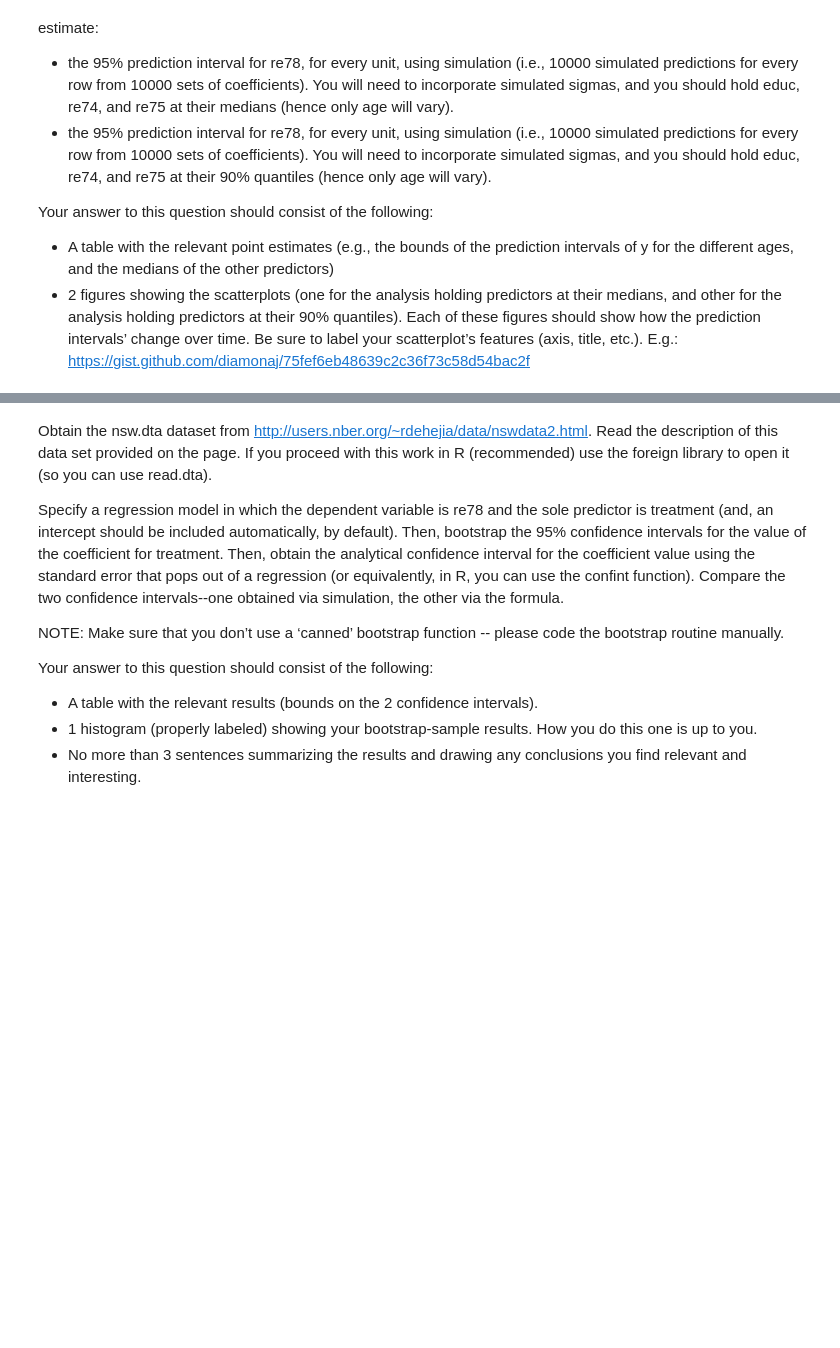
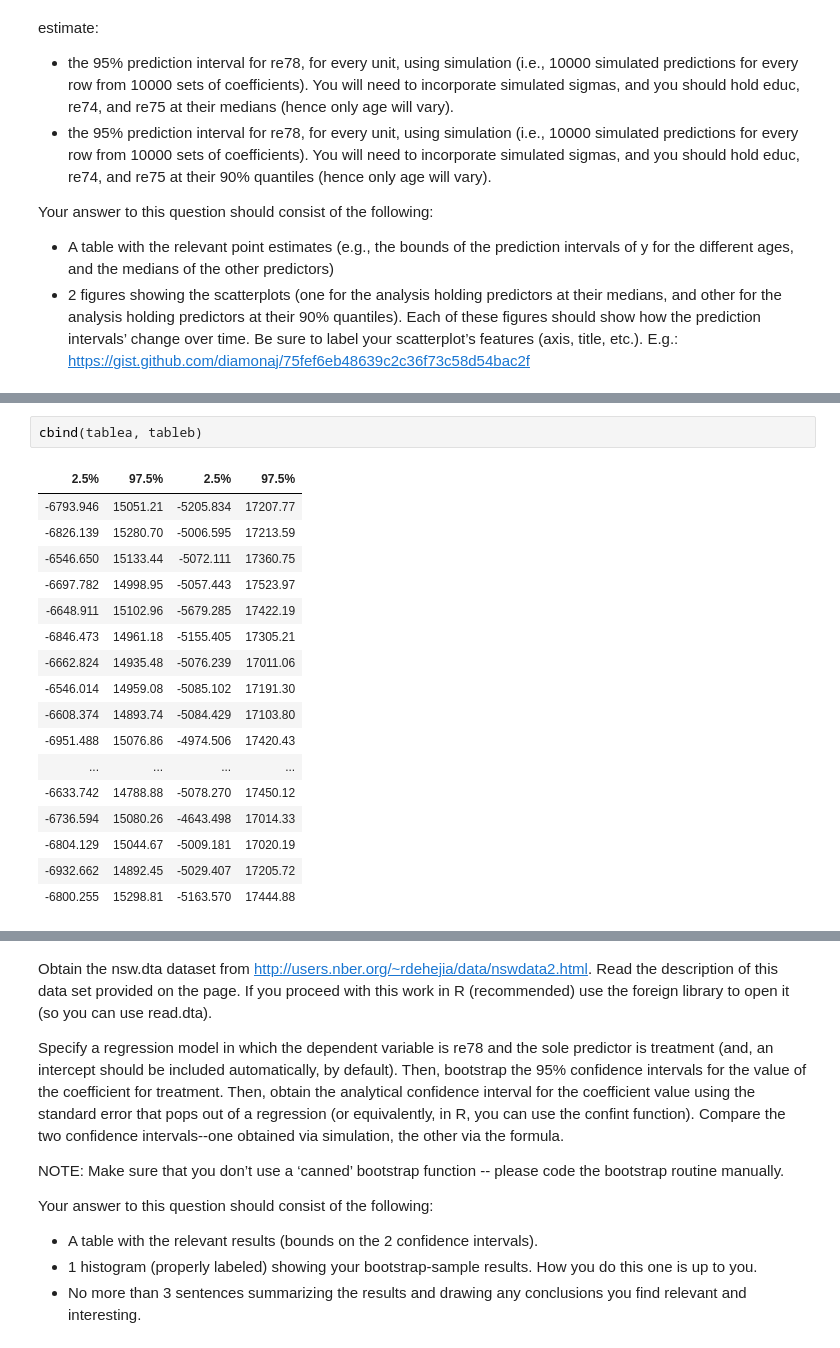
Before and after one commit to thetruejacob/CS112, a Jupyter notebook: Assignment/Assignment 2.ipynb, the cells around one changed output, grey strips where cells are left out. Drawn from its saved outputs; the diff is of its cells as text; blank space fills up the shorter version.

```diff
--- a/Assignment/Assignment 2.ipynb
+++ b/Assignment/Assignment 2.ipynb
@@ -83,0 +87,20 @@ quantile(first_set_of_simulated_ys_including_irreducible_error, c(0.025, 0.975))
+# %%
+cbind(tablea, tableb)
+# %% [output]
+| 2.5% | 97.5% | 2.5% | 97.5% |
+| -6793.946 | 15051.21 | -5205.834 | 17207.77 |
+| -6826.139 | 15280.70 | -5006.595 | 17213.59 |
+| -6546.650 | 15133.44 | -5072.111 | 17360.75 |
+| -6697.782 | 14998.95 | -5057.443 | 17523.97 |
+| -6648.911 | 15102.96 | -5679.285 | 17422.19 |
+| -6846.473 | 14961.18 | -5155.405 | 17305.21 |
+| -6662.824 | 14935.48 | -5076.239 | 17011.06 |
+| -6546.014 | 14959.08 | -5085.102 | 17191.30 |
+| -6608.374 | 14893.74 | -5084.429 | 17103.80 |
+| -6951.488 | 15076.86 | -4974.506 | 17420.43 |
+| ... | ... | ... | ... |
+| -6633.742 | 14788.88 | -5078.270 | 17450.12 |
+| -6736.594 | 15080.26 | -4643.498 | 17014.33 |
+| -6804.129 | 15044.67 | -5009.181 | 17020.19 |
+| -6932.662 | 14892.45 | -5029.407 | 17205.72 |
+| -6800.255 | 15298.81 | -5163.570 | 17444.88 |
```
Also changed, not shown: parts of 9 cells of this notebook, 3 other files.
